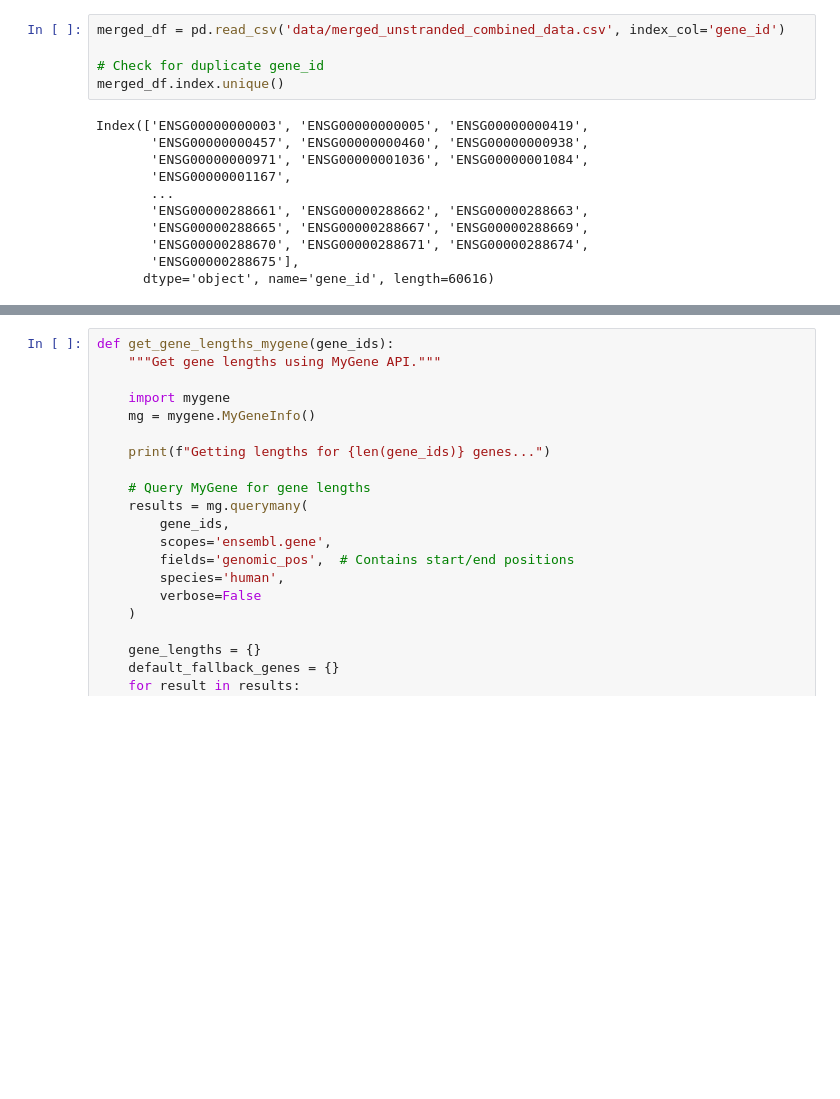
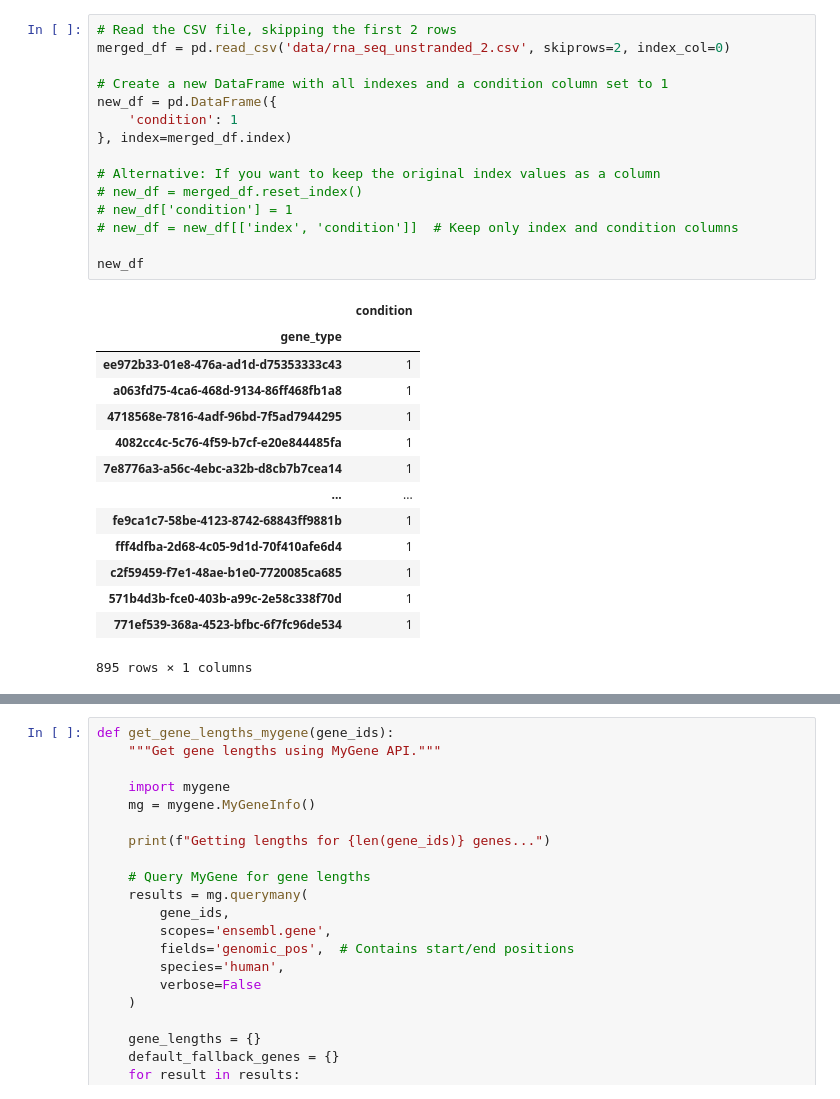
Before and after one commit to Wesley1701/XAIForB-ALL, a Jupyter notebook: tpm_normalization.ipynb, the cells around one changed output, grey strips where cells are left out. Drawn from its saved outputs; the diff is of its cells as text; blank space fills up the shorter version.

```diff
--- a/tpm_normalization.ipynb
+++ b/tpm_normalization.ipynb
@@ -236,18 +249,32 @@ def apply_tpm_normalization():
 
     return tpm_final, gene_lengths_aligned, tpm_info
 # %%
-merged_df = pd.read_csv('data/merged_unstranded_combined_data.csv', index_col='gene_id')
+# Read the CSV file, skipping the first 2 rows
+merged_df = pd.read_csv('data/rna_seq_unstranded_2.csv', skiprows=2, index_col=0)
 
-# Check for duplicate gene_id
-merged_df.index.unique()
+# Create a new DataFrame with all indexes and a condition column set to 1
+new_df = pd.DataFrame({
+    'condition': 1
+}, index=merged_df.index)
+
+# Alternative: If you want to keep the original index values as a column
+# new_df = merged_df.reset_index()
+# new_df['condition'] = 1
+# new_df = new_df[['index', 'condition']]  # Keep only index and condition columns
+
+new_df
 # %% [output]
+|  | condition |
+| gene_type |  |
+| ee972b33-01e8-476a-ad1d-d75353333c43 | 1 |
+| a063fd75-4ca6-468d-9134-86ff468fb1a8 | 1 |
+| 4718568e-7816-4adf-96bd-7f5ad7944295 | 1 |
+| 4082cc4c-5c76-4f59-b7cf-e20e844485fa | 1 |
+| 7e8776a3-a56c-4ebc-a32b-d8cb7b7cea14 | 1 |
+| ... | ... |
+| fe9ca1c7-58be-4123-8742-68843ff9881b | 1 |
+| fff4dfba-2d68-4c05-9d1d-70f410afe6d4 | 1 |
+| c2f59459-f7e1-48ae-b1e0-7720085ca685 | 1 |
+| 571b4d3b-fce0-403b-a99c-2e58c338f70d | 1 |
+| 771ef539-368a-4523-bfbc-6f7fc96de534 | 1 |
-Index(['ENSG00000000003', 'ENSG00000000005', 'ENSG00000000419',
-       'ENSG00000000457', 'ENSG00000000460', 'ENSG00000000938',
-       'ENSG00000000971', 'ENSG00000001036', 'ENSG00000001084',
-       'ENSG00000001167',
-       ...
-       'ENSG00000288661', 'ENSG00000288662', 'ENSG00000288663',
-       'ENSG00000288665', 'ENSG00000288667', 'ENSG00000288669',
-       'ENSG00000288670', 'ENSG00000288671', 'ENSG00000288674',
-       'ENSG00000288675'],
-      dtype='object', name='gene_id', length=60616)
+895 rows × 1 columns
```
Also changed, not shown: parts of 5 cells of this notebook, 9 other files.
